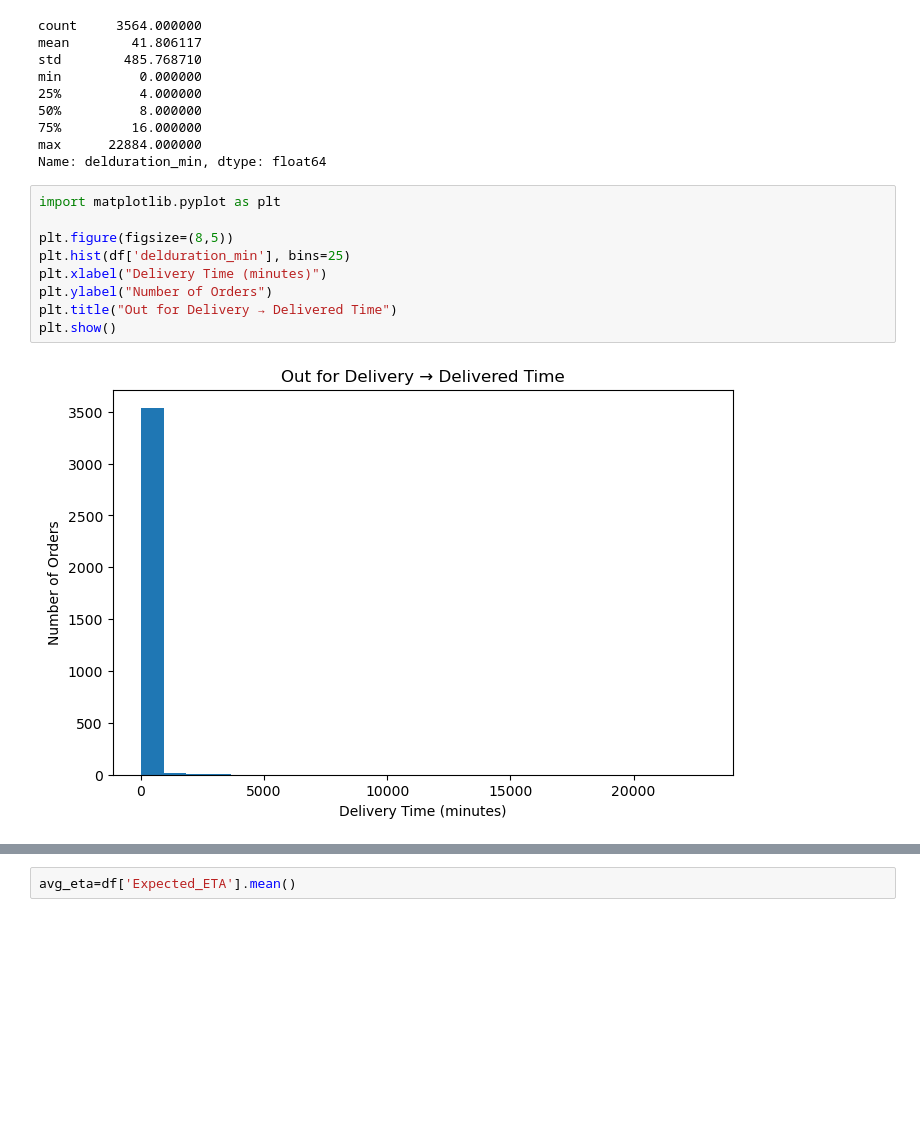
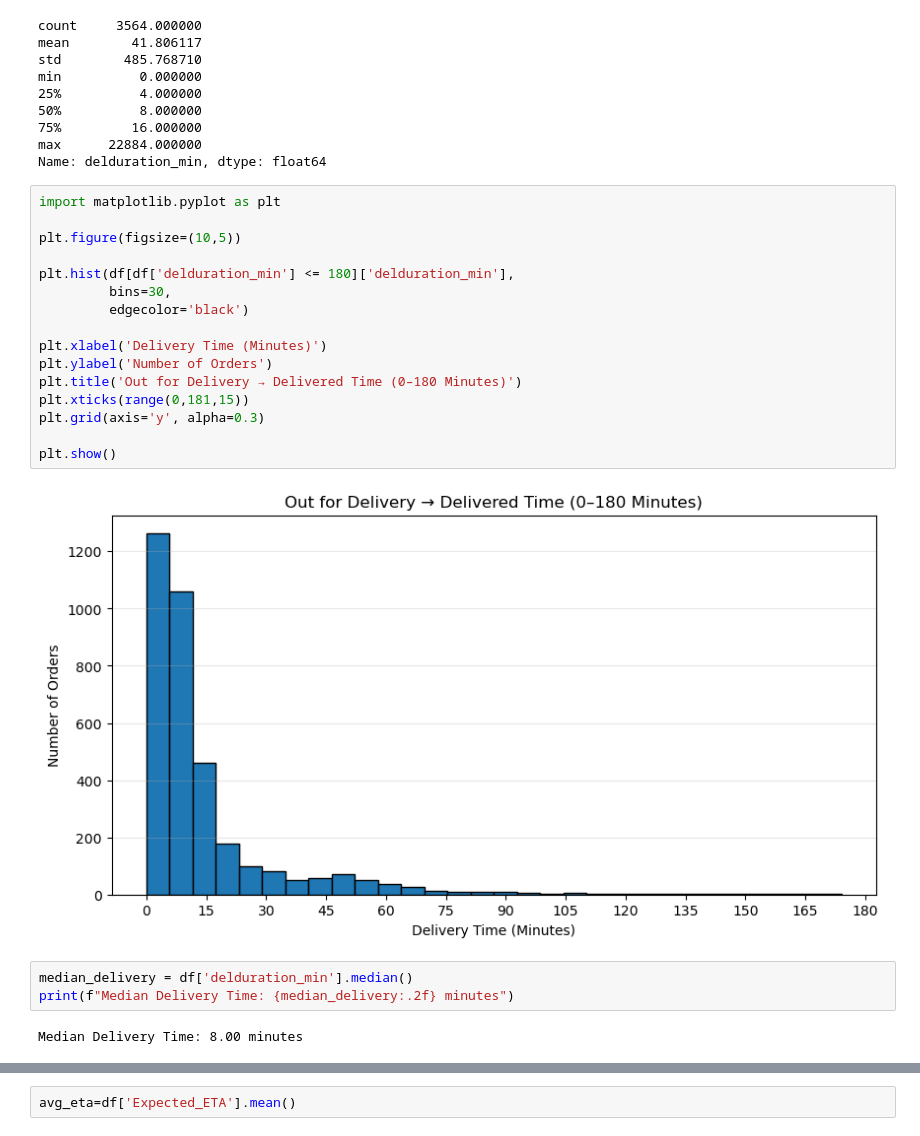
Before and after one commit to vinsin002/kiddo_assignment, a Jupyter notebook: analysis.ipynb, the cells around one changed output, grey strips where cells are left out. Drawn from its saved outputs; the diff is of its cells as text; blank space fills up the shorter version.

```diff
--- a/analysis.ipynb
+++ b/analysis.ipynb
@@ -446,14 +451,26 @@ min          0.000000
 75%         16.000000
 max      22884.000000
 Name: delduration_min, dtype: float64
-# %%
-import matplotlib.pyplot as plt
-
-plt.figure(figsize=(8,5))
-plt.hist(df['delduration_min'], bins=25)
-plt.xlabel("Delivery Time (minutes)")
-plt.ylabel("Number of Orders")
-plt.title("Out for Delivery → Delivered Time")
-plt.show()
-# %% [output]
-[figure, removed]
+# %%
+import matplotlib.pyplot as plt
+
+plt.figure(figsize=(10,5))
+
+plt.hist(df[df['delduration_min'] <= 180]['delduration_min'],
+         bins=30,
+         edgecolor='black')
+
+plt.xlabel('Delivery Time (Minutes)')
+plt.ylabel('Number of Orders')
+plt.title('Out for Delivery → Delivered Time (0–180 Minutes)')
+plt.xticks(range(0,181,15))
+plt.grid(axis='y', alpha=0.3)
+
+plt.show()
+# %% [output]
+[figure, added]
+# %%
+median_delivery = df['delduration_min'].median()
+print(f"Median Delivery Time: {median_delivery:.2f} minutes")
+# %% [output]
+Median Delivery Time: 8.00 minutes
```
Also changed, not shown: parts of 11 cells of this notebook, 1 other file.
